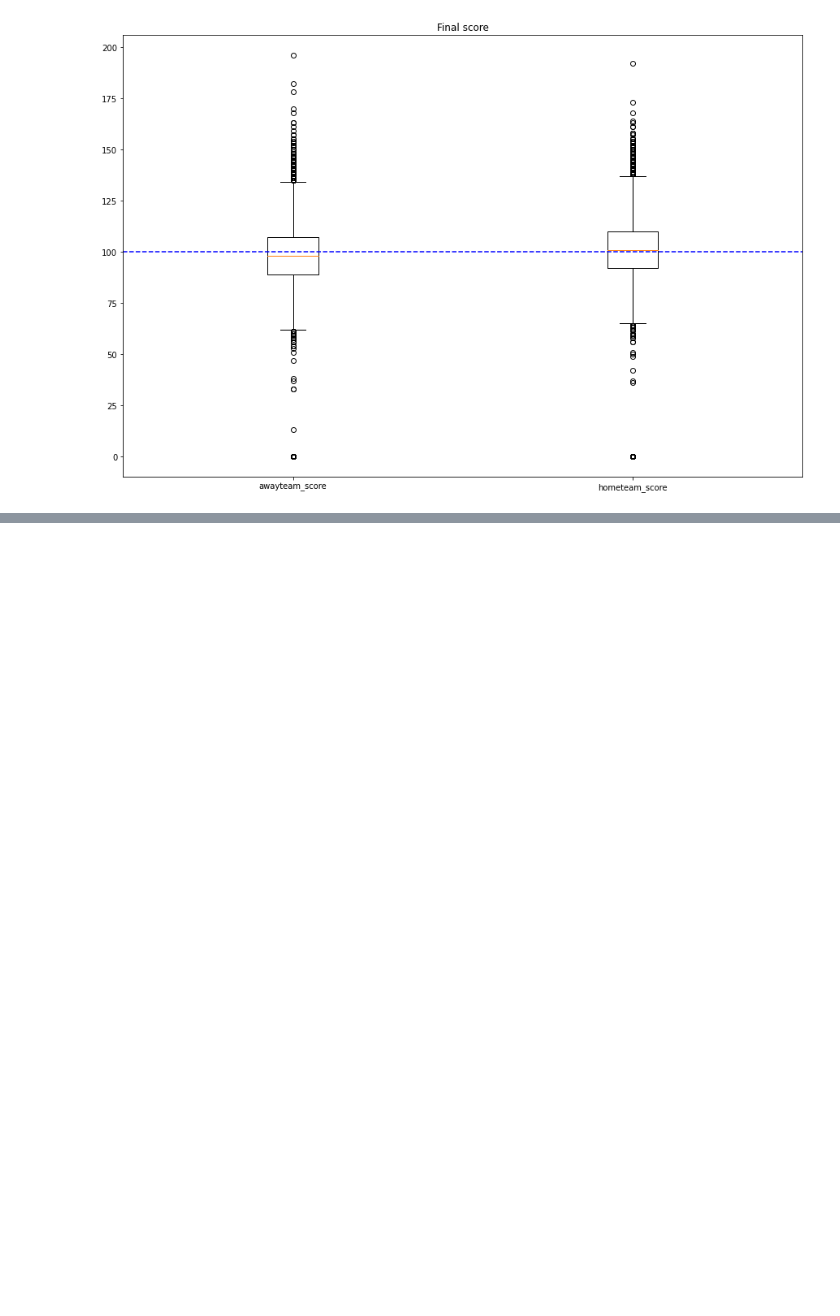
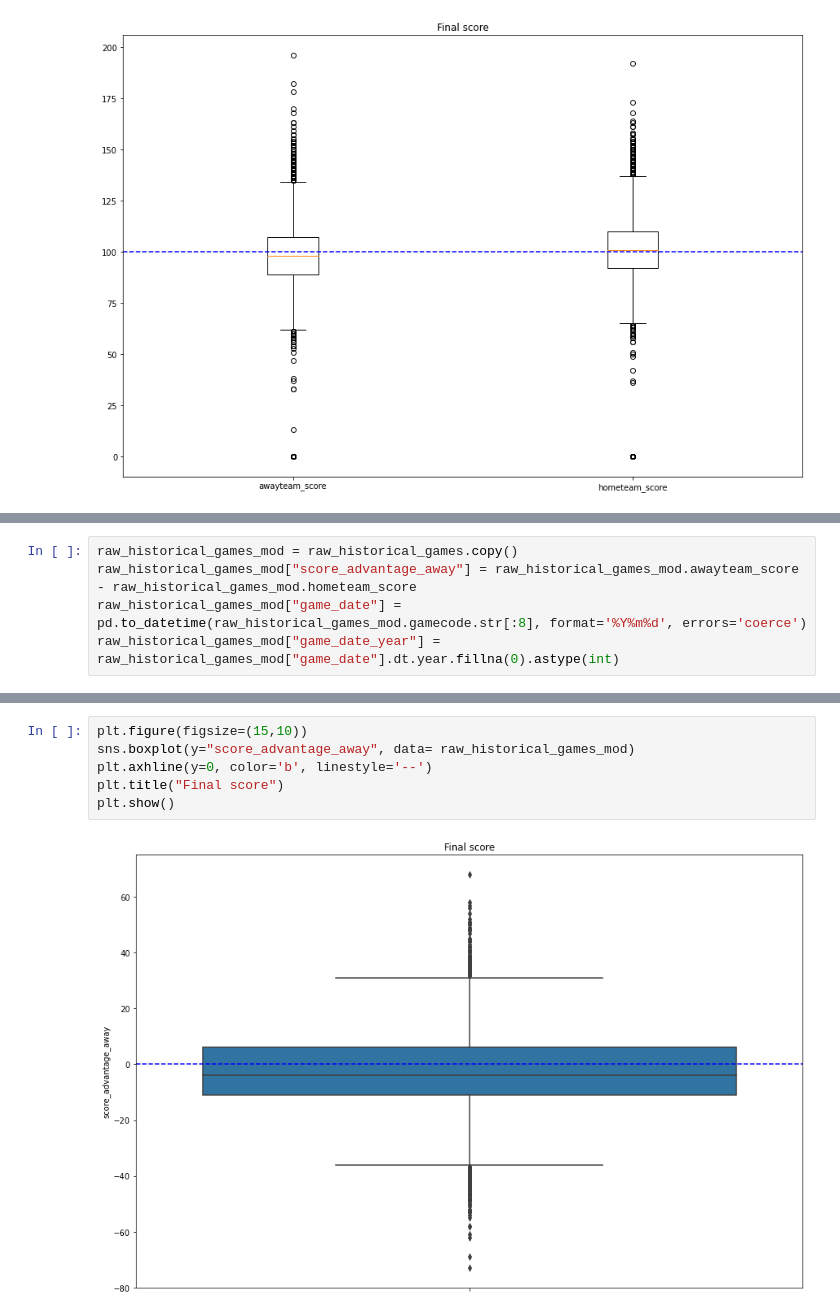
Before and after one commit to dawidjwisniewski/nba_app, a Jupyter notebook: historical_data/rewiew_raw_game_data.ipynb, the cells around one changed output, grey strips where cells are left out. Cells and saved outputs as stored; diff of their text form; blank space fills up the shorter version.

```diff
--- a/historical_data/rewiew_raw_game_data.ipynb
+++ b/historical_data/rewiew_raw_game_data.ipynb
@@ -201,0 +210,5 @@ plt.show()
+# %%
+raw_historical_games_mod = raw_historical_games.copy()
+raw_historical_games_mod["score_advantage_away"] = raw_historical_games_mod.awayteam_score - raw_historical_games_mod.hometeam_score
+raw_historical_games_mod["game_date"] = pd.to_datetime(raw_historical_games_mod.gamecode.str[:8], format='%Y%m%d', errors='coerce')
+raw_historical_games_mod["game_date_year"] = raw_historical_games_mod["game_date"].dt.year.fillna(0).astype(int)
@@ -201,0 +231,8 @@ plt.show()
+# %%
+plt.figure(figsize=(15,10))
+sns.boxplot(y="score_advantage_away", data= raw_historical_games_mod)
+plt.axhline(y=0, color='b', linestyle='--')
+plt.title("Final score")
+plt.show()
+# %% [output]
+[figure, added]
```
Also changed, not shown: parts of 19 cells of this notebook.
